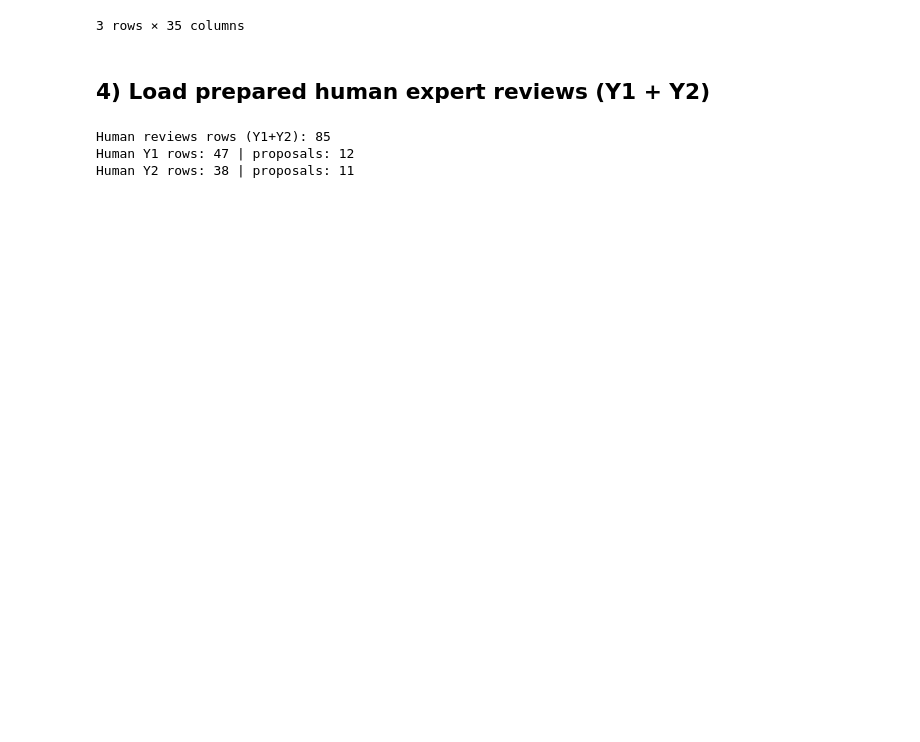
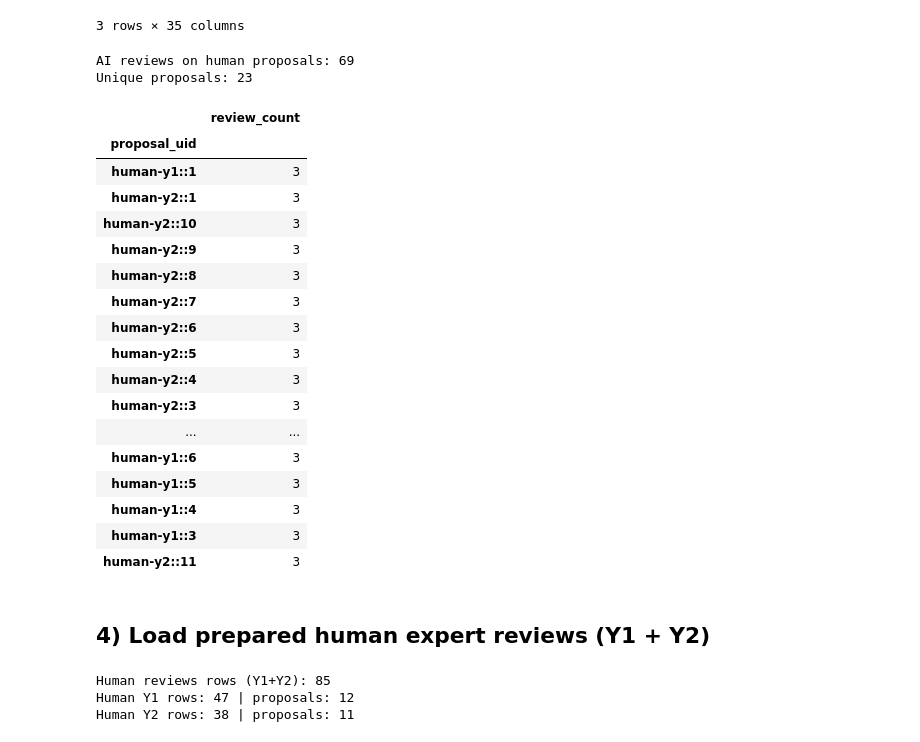
Before and after one commit to eveyhuang/human-AI-proposal, a Jupyter notebook: baseline(minimal)-rephrased/compare_reviews_ncems_criteria.ipynb, the cells around one changed output. Saved outputs shown, nothing was run; the diff lists cells and outputs as text; code cells hidden in the pictures; blank space fills up the shorter version.

```diff
--- a/baseline(minimal)-rephrased/compare_reviews_ncems_criteria.ipynb
+++ b/baseline(minimal)-rephrased/compare_reviews_ncems_criteria.ipynb
@@ -402,6 +402,33 @@ Evaluators: ['claude-opus-4-5', 'gemini-3-pro-preview', 'gpt-5.2']
 | 1 | ncems-ai-0001 | ncems_criteria | ai | ncems_reviews_rephrased.json | ncems_reviews_20260416_122201.json | a crossmodal synthesis of biomole... | gpt-5.2::a crossmodal synthesis o... | ... |
 | 2 | ncems-ai-0002 | ncems_criteria | ai | ncems_reviews_rephrased.json | ncems_reviews_20260416_122201.json | a crossmodal synthesis of biomole... | gpt-5.2::a crossmodal synthesis o... | ... |
 3 rows × 35 columns
+# %%
+# AI reviews on human-authored proposals (proposal_uid contains 'human')
+ai_on_human = ai_df[ai_df['proposal_uid'].str.contains('human', case=False, na=False)]
+print(f'AI reviews on human proposals: {len(ai_on_human)}')
+print(f'Unique proposals: {ai_on_human["proposal_uid"].nunique()}')
+display(ai_on_human['proposal_uid'].value_counts().rename('review_count').to_frame())
+# %% [output]
+AI reviews on human proposals: 69
+Unique proposals: 23
+|  | review_count |
+| proposal_uid |  |
+| human-y1::1 | 3 |
+| human-y2::1 | 3 |
+| human-y2::10 | 3 |
+| human-y2::9 | 3 |
+| human-y2::8 | 3 |
+| human-y2::7 | 3 |
+| human-y2::6 | 3 |
+| human-y2::5 | 3 |
+| human-y2::4 | 3 |
+| human-y2::3 | 3 |
+| ... | ... |
+| human-y1::6 | 3 |
+| human-y1::5 | 3 |
+| human-y1::4 | 3 |
+| human-y1::3 | 3 |
+| human-y2::11 | 3 |
 # %% [markdown]
 ## 4) Load prepared human expert reviews (Y1 + Y2)
 # %%
```
Also changed, not shown: 19 other files.
